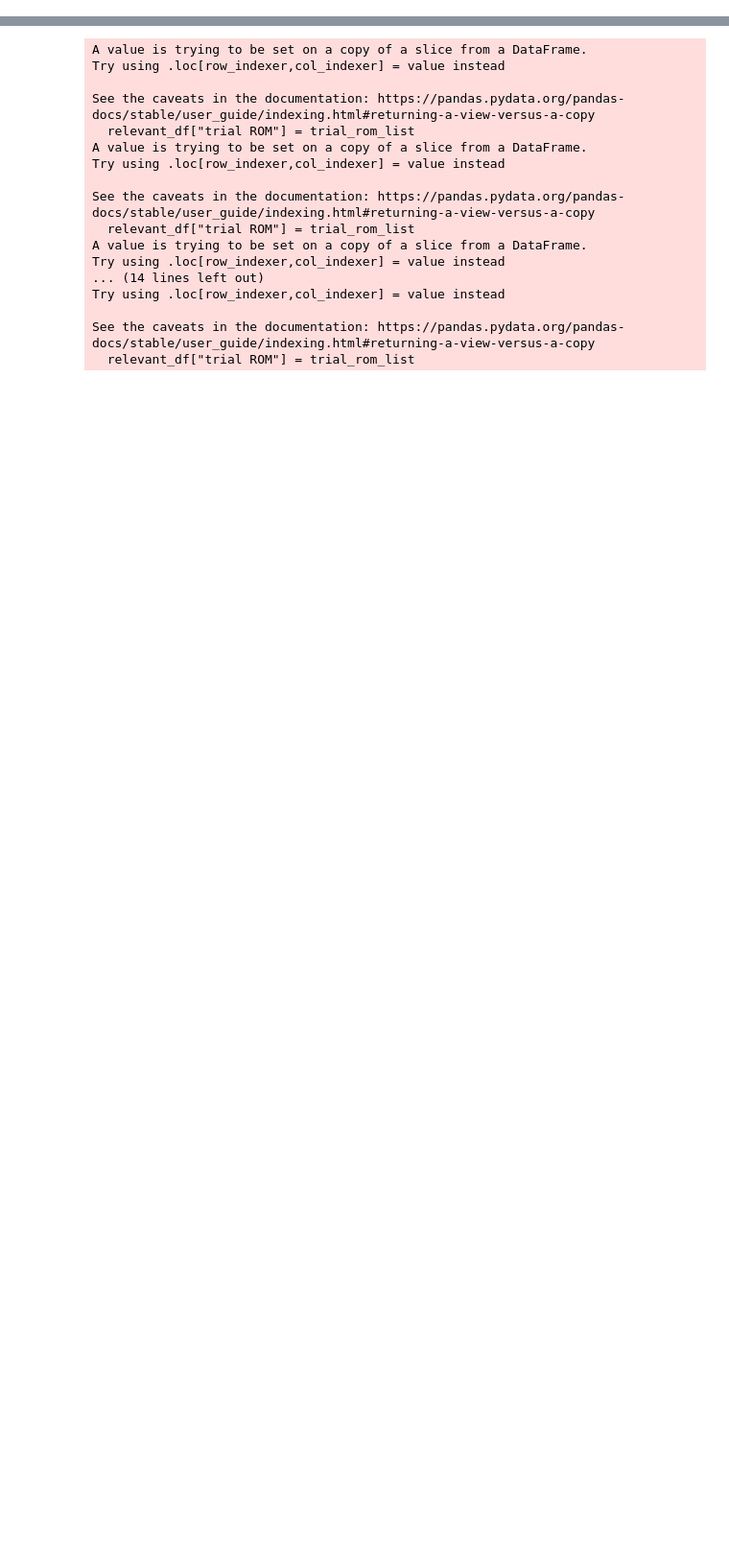
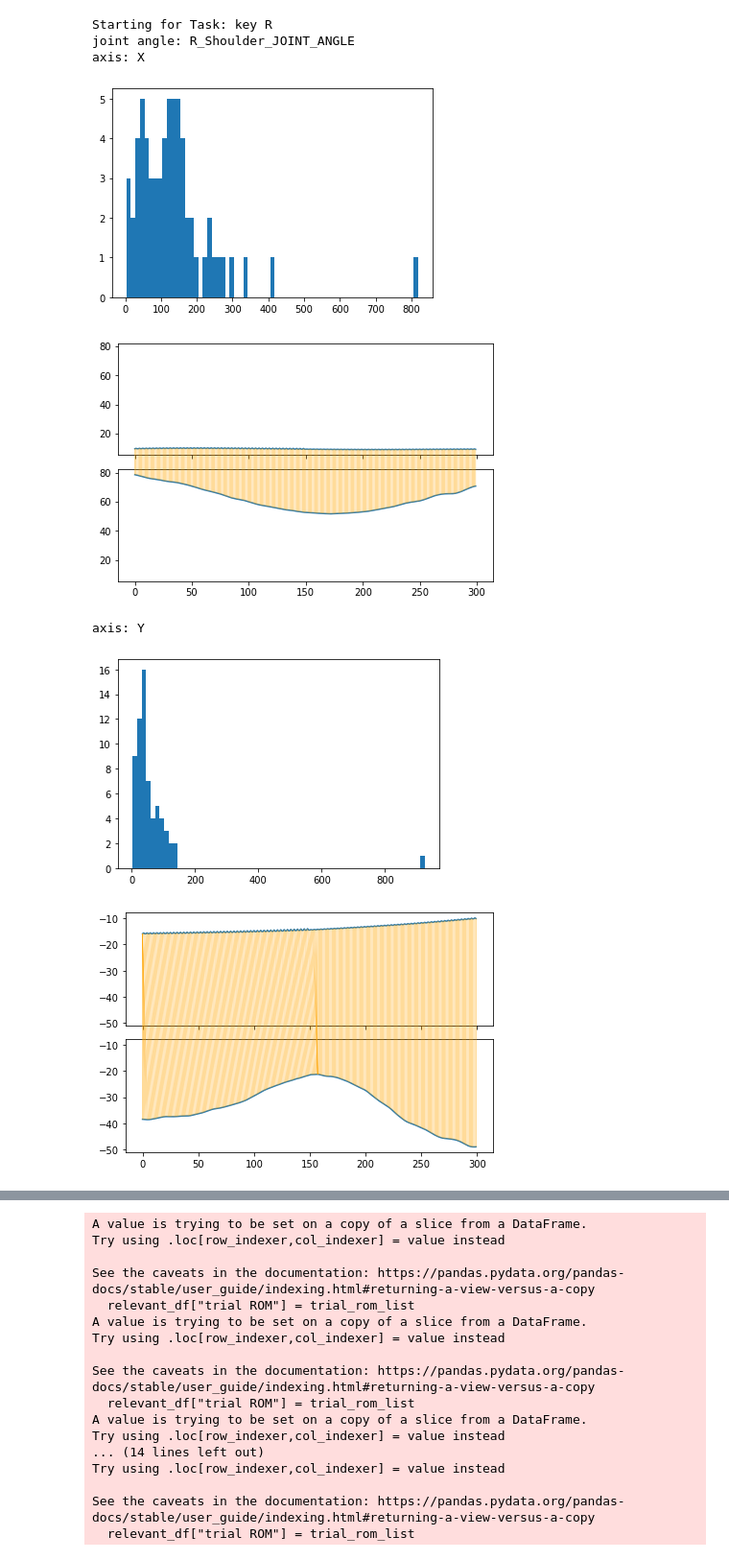
Before and after one commit to anna-choo/BCI, a Jupyter notebook: main.ipynb, the cells around one changed output, grey strips where cells are left out. Shown at 96% size. Drawn from its saved outputs; the diff is of its cells as text; code cells hidden in the pictures; blank space fills up the shorter version.

```diff
--- a/main.ipynb
+++ b/main.ipynb
@@ -214,0 +517,16 @@ stroke_key_R = pd.read_csv(r"Z:\DataCollection\BCISoftRoboticsGloveIntervention\
+# %%
+
+
+normative_key_R = pd.read_csv(r"Z:\DataCollection\BCISoftRoboticsGloveIntervention\Stroke\Miscellaneous\BCI002\Normative\1. EXPORTS\key\RightJA_2Touchkey_Turn.txt", sep = '\t')
+stroke_key_R = pd.read_csv(r"Z:\DataCollection\BCISoftRoboticsGloveIntervention\Stroke\Miscellaneous\BCI002\PATIENT_EXPORT\key\RightJA_3Turn_Return.txt", sep = '\t')
+
+key_R_df, result_key_R, norm_dist_key_R = main(normative_key_R, stroke_key_R, KEY, analyse_dict_R, ROM_dict, data_point, 'key R')
+# %% [output]
+Starting for Task: key R
+joint angle: R_Shoulder_JOINT_ANGLE
+axis: X
+[figure, added]
+[figure, added]
+axis: Y
+[figure, added]
+[figure, added]
```
Also changed, not shown: parts of 22 cells of this notebook.
